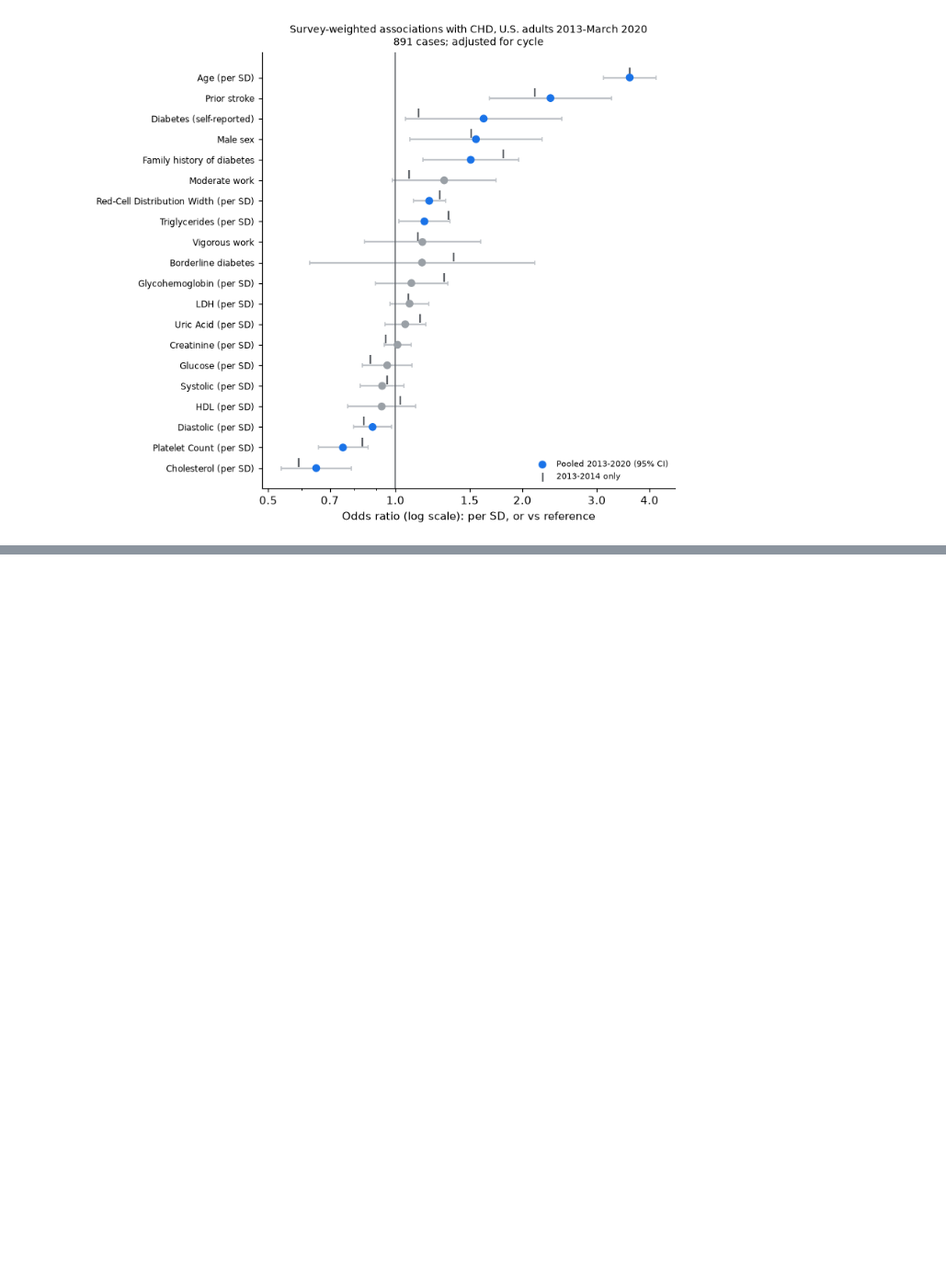
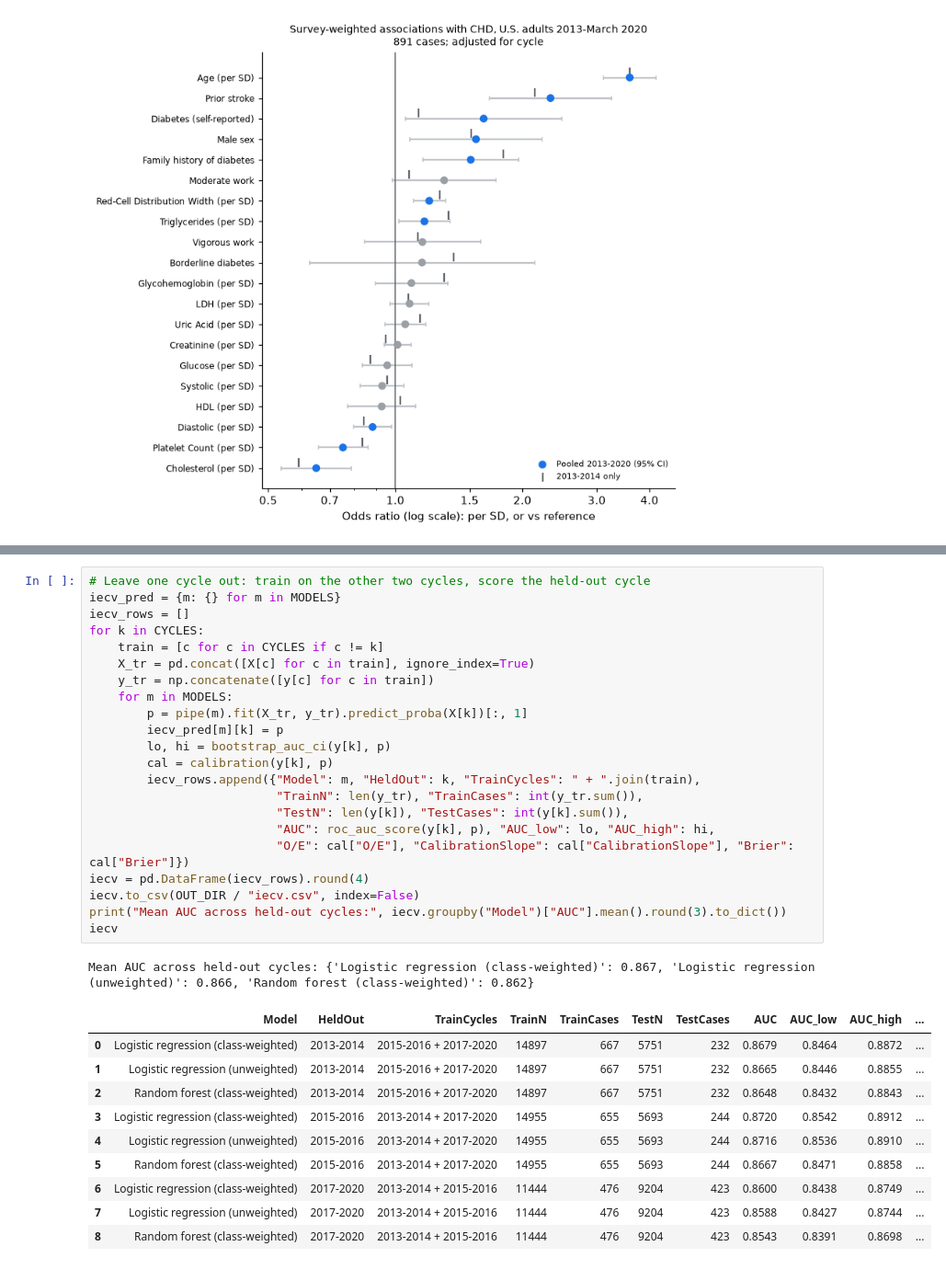
Before and after one commit to Markholmezza/nhanes-chd, a Jupyter notebook: notebooks/external_validation.ipynb, the cells around one changed output, grey strips where cells are left out. Shown at 92% size. Cells and saved outputs as stored; diff of their text form; blank space fills up the shorter version.

```diff
--- a/notebooks/external_validation.ipynb
+++ b/notebooks/external_validation.ipynb
@@ -525,0 +530,34 @@ fig.savefig(ROOT / "docs" / "pooled_forest.png", dpi=160, bbox_inches="tight");
+# %%
+# Leave one cycle out: train on the other two cycles, score the held-out cycle
+iecv_pred = {m: {} for m in MODELS}
+iecv_rows = []
+for k in CYCLES:
+    train = [c for c in CYCLES if c != k]
+    X_tr = pd.concat([X[c] for c in train], ignore_index=True)
+    y_tr = np.concatenate([y[c] for c in train])
+    for m in MODELS:
+        p = pipe(m).fit(X_tr, y_tr).predict_proba(X[k])[:, 1]
+        iecv_pred[m][k] = p
+        lo, hi = bootstrap_auc_ci(y[k], p)
+        cal = calibration(y[k], p)
+        iecv_rows.append({"Model": m, "HeldOut": k, "TrainCycles": " + ".join(train),
+                          "TrainN": len(y_tr), "TrainCases": int(y_tr.sum()),
+                          "TestN": len(y[k]), "TestCases": int(y[k].sum()),
+                          "AUC": roc_auc_score(y[k], p), "AUC_low": lo, "AUC_high": hi,
+                          "O/E": cal["O/E"], "CalibrationSlope": cal["CalibrationSlope"], "Brier": cal["Brier"]})
+iecv = pd.DataFrame(iecv_rows).round(4)
+iecv.to_csv(OUT_DIR / "iecv.csv", index=False)
+print("Mean AUC across held-out cycles:", iecv.groupby("Model")["AUC"].mean().round(3).to_dict())
+iecv
+# %% [output]
+Mean AUC across held-out cycles: {'Logistic regression (class-weighted)': 0.867, 'Logistic regression (unweighted)': 0.866, 'Random forest (class-weighted)': 0.862}
+|  | Model | HeldOut | TrainCycles | TrainN | TrainCases | TestN | TestCases | AUC | AUC_low | AUC_high | ... |
+| 0 | Logistic regression (class-weighted) | 2013-2014 | 2015-2016 + 2017-2020 | 14897 | 667 | 5751 | 232 | 0.8679 | 0.8464 | 0.8872 | ... |
+| 1 | Logistic regression (unweighted) | 2013-2014 | 2015-2016 + 2017-2020 | 14897 | 667 | 5751 | 232 | 0.8665 | 0.8446 | 0.8855 | ... |
+| 2 | Random forest (class-weighted) | 2013-2014 | 2015-2016 + 2017-2020 | 14897 | 667 | 5751 | 232 | 0.8648 | 0.8432 | 0.8843 | ... |
+| 3 | Logistic regression (class-weighted) | 2015-2016 | 2013-2014 + 2017-2020 | 14955 | 655 | 5693 | 244 | 0.8720 | 0.8542 | 0.8912 | ... |
+| 4 | Logistic regression (unweighted) | 2015-2016 | 2013-2014 + 2017-2020 | 14955 | 655 | 5693 | 244 | 0.8716 | 0.8536 | 0.8910 | ... |
+| 5 | Random forest (class-weighted) | 2015-2016 | 2013-2014 + 2017-2020 | 14955 | 655 | 5693 | 244 | 0.8667 | 0.8471 | 0.8858 | ... |
+| 6 | Logistic regression (class-weighted) | 2017-2020 | 2013-2014 + 2015-2016 | 11444 | 476 | 9204 | 423 | 0.8600 | 0.8438 | 0.8749 | ... |
+| 7 | Logistic regression (unweighted) | 2017-2020 | 2013-2014 + 2015-2016 | 11444 | 476 | 9204 | 423 | 0.8588 | 0.8427 | 0.8744 | ... |
+| 8 | Random forest (class-weighted) | 2017-2020 | 2013-2014 + 2015-2016 | 11444 | 476 | 9204 | 423 | 0.8543 | 0.8391 | 0.8698 | ... |
```
Also changed, not shown: parts of 6 cells of this notebook, 7 other files.
